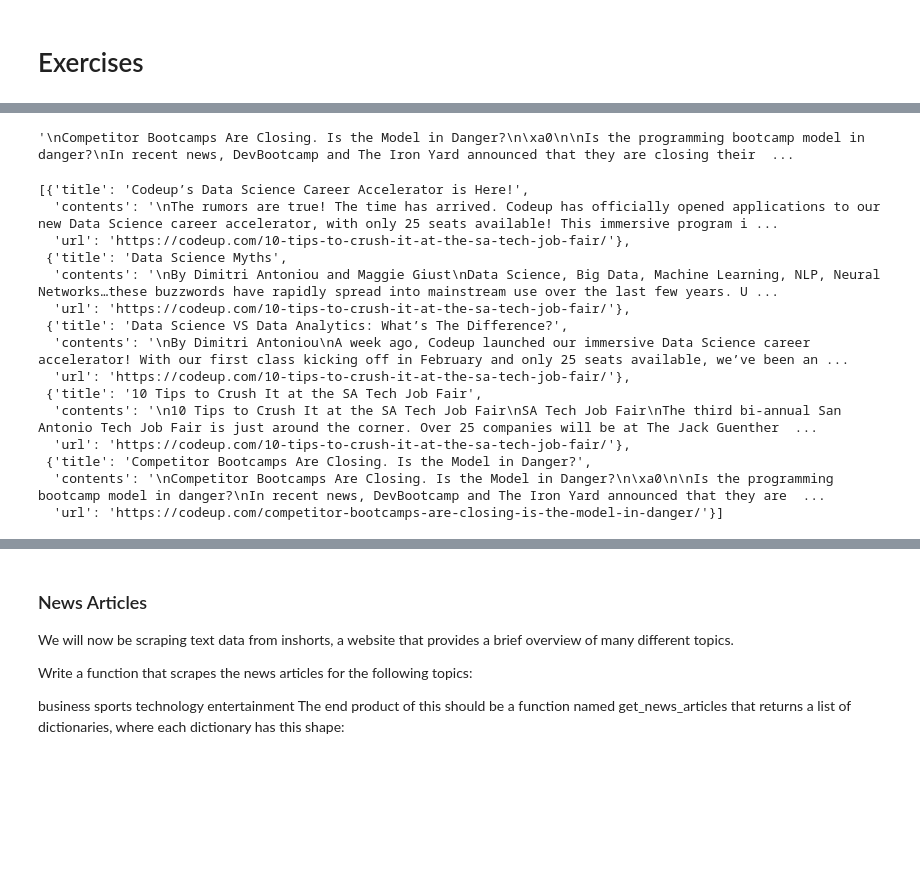
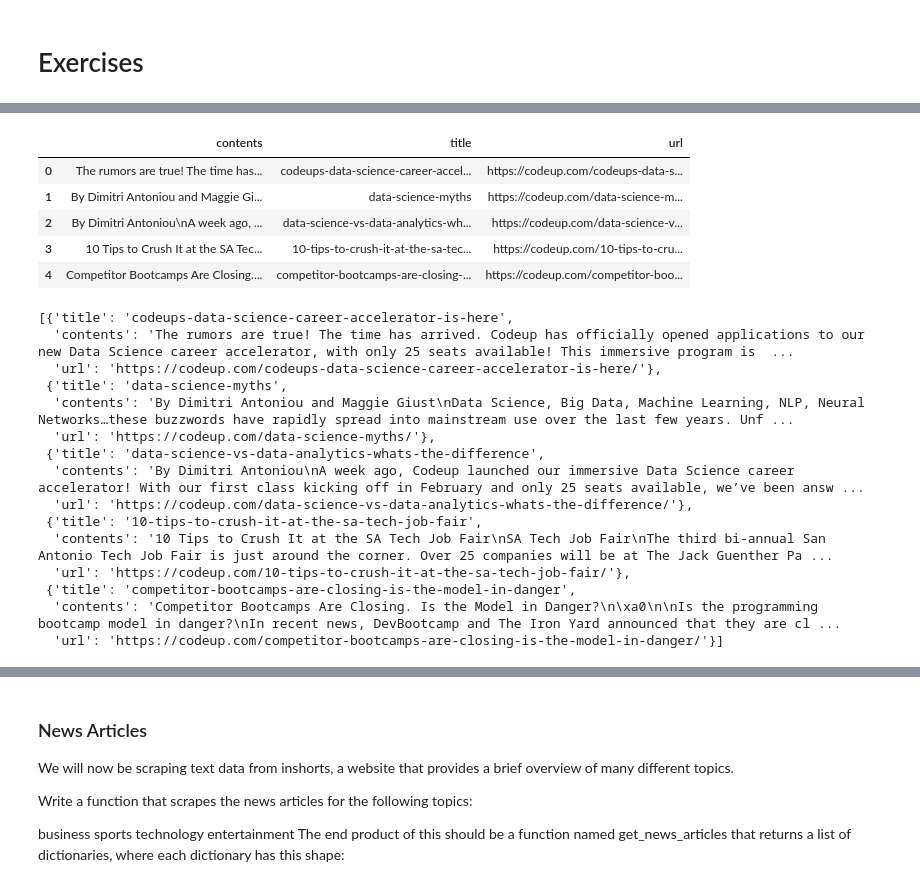
Before and after one commit to jessejinnaruiz/ds-methodologies-exercises, a Jupyter notebook: nlp/acquisition.ipynb, the cells around one changed output, grey strips where cells are left out. Drawn from its saved outputs; the diff is of its cells as text; code cells hidden in the pictures; blank space fills up the shorter version.

```diff
--- a/nlp/acquisition.ipynb
+++ b/nlp/acquisition.ipynb
@@ -68,3 +64,6 @@ def get_article_titles(url):
+# %%
+def get_article_titles(url):
+    return re.search(r'.*?([\w-]+)/$', url)[1]
 # %%
 get_article_titles('https://codeup.com/competitor-bootcamps-are-closing-is-the-model-in-danger/')
 # %% [output]
@@ -90,19 +89,16 @@ urls = ['https://codeup.com/codeups-data-science-career-accelerator-is-here/',
 'https://codeup.com/10-tips-to-crush-it-at-the-sa-tech-job-fair/',
 'https://codeup.com/competitor-bootcamps-are-closing-is-the-model-in-danger/']
 # %%
-def get_blog_articles(urls):
+def get_blog_articles():
     text = []
     titles = []
     for url in urls:
         text.append(get_article_text(url))
         titles.append(get_article_titles(url))
-    articles = zip(titles, text)
-    articles_dicts = [dict(zip(('title','contents'), article)) for article in articles]
-    for element in articles_dicts:
-        for url in urls:
-            element['url'] = url
+    articles = zip(titles, text, urls)
+    articles_dicts = [dict(zip(('title','contents', 'url'), article)) for article in articles]
     return articles_dicts
 # %%
-articles = get_blog_articles(urls[:-1])
+articles = get_blog_articles()
 articles
 # %% [output]
@@ -136,4 +119,0 @@ comp_text = get_article_text('https://codeup.com/competitor-bootcamps-are-closin
-# %%
-comp_text
-# %% [output]
-'\nCompetitor Bootcamps Are Closing. Is the Model in Danger?\n\xa0\n\nIs the programming bootcamp model in danger?\nIn recent news, DevBootcamp and The Iron Yard announced that they are closing their  ...
@@ -144,20 +120,9 @@ comp_dict = {'title': comp, 'contents': comp_text, 'url': url}
-# %%
-articles.append(comp_dict)
-# %%
-articles
-# %% [output]
-[{'title': 'Codeup’s Data Science Career Accelerator is Here!',
-  'contents': '\nThe rumors are true! The time has arrived. Codeup has officially opened applications to our new Data Science career accelerator, with only 25 seats available! This immersive program i ...
-  'url': 'https://codeup.com/10-tips-to-crush-it-at-the-sa-tech-job-fair/'},
- {'title': 'Data Science Myths',
-  'contents': '\nBy Dimitri Antoniou and Maggie Giust\nData Science, Big Data, Machine Learning, NLP, Neural Networks…these buzzwords have rapidly spread into mainstream use over the last few years. U ...
-  'url': 'https://codeup.com/10-tips-to-crush-it-at-the-sa-tech-job-fair/'},
- {'title': 'Data Science VS Data Analytics: What’s The Difference?',
-  'contents': '\nBy Dimitri Antoniou\nA week ago, Codeup launched our immersive Data Science career accelerator! With our first class kicking off in February and only 25 seats available, we’ve been an ...
-  'url': 'https://codeup.com/10-tips-to-crush-it-at-the-sa-tech-job-fair/'},
- {'title': '10 Tips to Crush It at the SA Tech Job Fair',
-  'contents': '\n10 Tips to Crush It at the SA Tech Job Fair\nSA Tech Job Fair\nThe third bi-annual San Antonio Tech Job Fair is just around the corner. Over 25 companies will be at The Jack Guenther  ...
-  'url': 'https://codeup.com/10-tips-to-crush-it-at-the-sa-tech-job-fair/'},
- {'title': 'Competitor Bootcamps Are Closing. Is the Model in Danger?',
-  'contents': '\nCompetitor Bootcamps Are Closing. Is the Model in Danger?\n\xa0\n\nIs the programming bootcamp model in danger?\nIn recent news, DevBootcamp and The Iron Yard announced that they are  ...
-  'url': 'https://codeup.com/competitor-bootcamps-are-closing-is-the-model-in-danger/'}]
+# %%
+pd.DataFrame(articles)
+# %% [output]
+|  | contents | title | url |
+| 0 | The rumors are true! The time has... | codeups-data-science-career-accel... | https://codeup.com/codeups-data-s... |
+| 1 | By Dimitri Antoniou and Maggie Gi... | data-science-myths | https://codeup.com/data-science-m... |
+| 2 | By Dimitri Antoniou\nA week ago, ... | data-science-vs-data-analytics-wh... | https://codeup.com/data-science-v... |
+| 3 | 10 Tips to Crush It at the SA Tec... | 10-tips-to-crush-it-at-the-sa-tec... | https://codeup.com/10-tips-to-cru... |
+| 4 | Competitor Bootcamps Are Closing.... | competitor-bootcamps-are-closing-... | https://codeup.com/competitor-boo... |
@@ -163,0 +137,18 @@ articles
+# %%
+get_blog_articles_save()
+# %% [output]
+[{'title': 'codeups-data-science-career-accelerator-is-here',
+  'contents': 'The rumors are true! The time has arrived. Codeup has officially opened applications to our new Data Science career accelerator, with only 25 seats available! This immersive program is  ...
+  'url': 'https://codeup.com/codeups-data-science-career-accelerator-is-here/'},
+ {'title': 'data-science-myths',
+  'contents': 'By Dimitri Antoniou and Maggie Giust\nData Science, Big Data, Machine Learning, NLP, Neural Networks…these buzzwords have rapidly spread into mainstream use over the last few years. Unf ...
+  'url': 'https://codeup.com/data-science-myths/'},
+ {'title': 'data-science-vs-data-analytics-whats-the-difference',
+  'contents': 'By Dimitri Antoniou\nA week ago, Codeup launched our immersive Data Science career accelerator! With our first class kicking off in February and only 25 seats available, we’ve been answ ...
+  'url': 'https://codeup.com/data-science-vs-data-analytics-whats-the-difference/'},
+ {'title': '10-tips-to-crush-it-at-the-sa-tech-job-fair',
+  'contents': '10 Tips to Crush It at the SA Tech Job Fair\nSA Tech Job Fair\nThe third bi-annual San Antonio Tech Job Fair is just around the corner. Over 25 companies will be at The Jack Guenther Pa ...
+  'url': 'https://codeup.com/10-tips-to-crush-it-at-the-sa-tech-job-fair/'},
+ {'title': 'competitor-bootcamps-are-closing-is-the-model-in-danger',
+  'contents': 'Competitor Bootcamps Are Closing. Is the Model in Danger?\n\xa0\n\nIs the programming bootcamp model in danger?\nIn recent news, DevBootcamp and The Iron Yard announced that they are cl ...
+  'url': 'https://codeup.com/competitor-bootcamps-are-closing-is-the-model-in-danger/'}]
```
Also changed, not shown: parts of 25 cells of this notebook.
